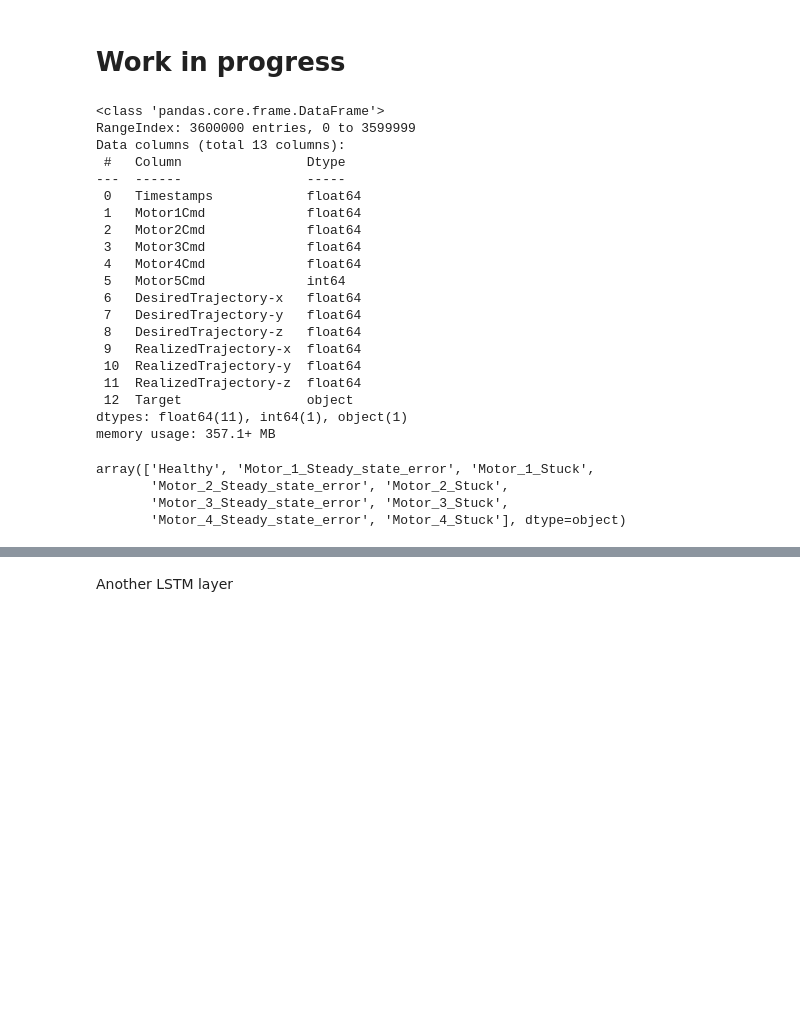
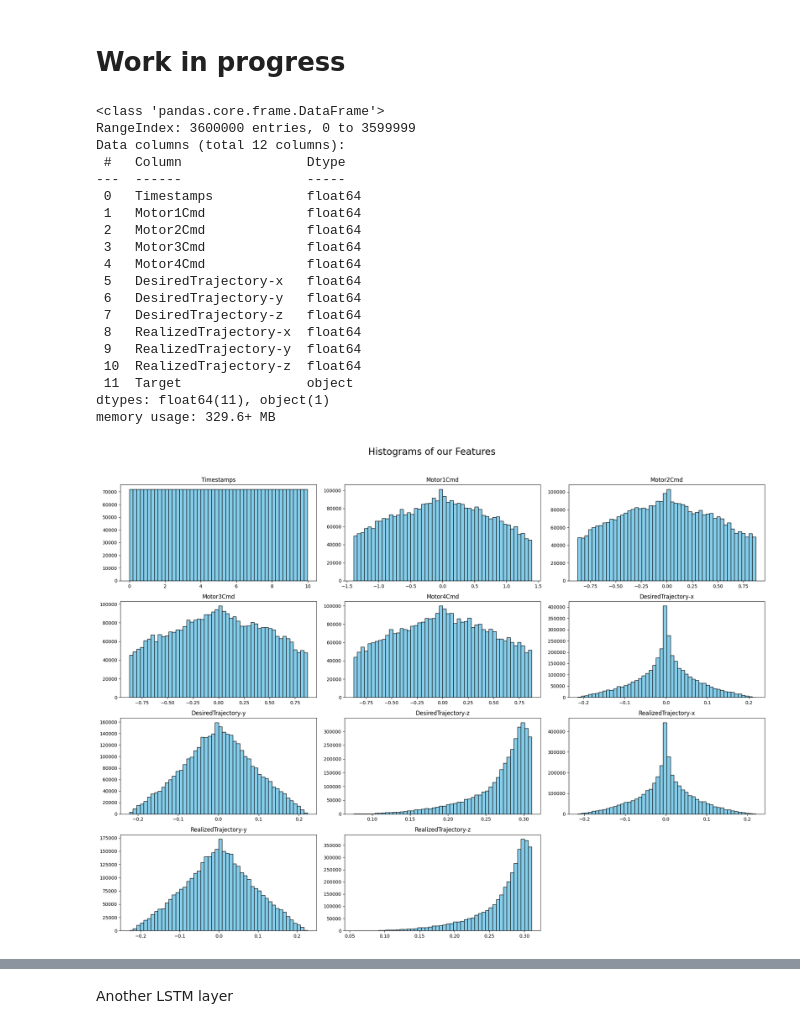
Before and after one commit to JPFuquenPaez/dtr_digital_model_simulink, a Jupyter notebook: ml_diagnostic_models/Master_training.ipynb, the cells around one changed output, grey strips where cells are left out. Cells and saved outputs as stored; diff of their text form; code cells hidden in the pictures; blank space fills up the shorter version.

```diff
--- a/ml_diagnostic_models/Master_training.ipynb
+++ b/ml_diagnostic_models/Master_training.ipynb
@@ -16,11 +17,12 @@ np.random.seed(40)
 data = pd.read_csv('./dataset/combined_data.csv')
 #dropping the columns that are not required like the filepath
 data = data.drop(['matFilePath'], axis=1)
+data = data.drop(['Motor5Cmd'], axis=1) #to confirm, why 0 for all rows
 data.info()
 # %% [output]
 <class 'pandas.core.frame.DataFrame'>
 RangeIndex: 3600000 entries, 0 to 3599999
-Data columns (total 13 columns):
+Data columns (total 12 columns):
  #   Column                Dtype
 ---  ------                -----
  0   Timestamps            float64
@@ -28,25 +30,23 @@ Data columns (total 13 columns):
  2   Motor2Cmd             float64
  3   Motor3Cmd             float64
  4   Motor4Cmd             float64
- 5   Motor5Cmd             int64
- 6   DesiredTrajectory-x   float64
- 7   DesiredTrajectory-y   float64
- 8   DesiredTrajectory-z   float64
- 9   RealizedTrajectory-x  float64
- 10  RealizedTrajectory-y  float64
- 11  RealizedTrajectory-z  float64
- 12  Target                object
-dtypes: float64(11), int64(1), object(1)
-memory usage: 357.1+ MB
+ 5   DesiredTrajectory-x   float64
+ 6   DesiredTrajectory-y   float64
+ 7   DesiredTrajectory-z   float64
+ 8   RealizedTrajectory-x  float64
+ 9   RealizedTrajectory-y  float64
+ 10  RealizedTrajectory-z  float64
+ 11  Target                object
+dtypes: float64(11), object(1)
+memory usage: 329.6+ MB
-# %%
-df = data.copy()
-
-df["Target"].unique()
-# %% [output]
-array(['Healthy', 'Motor_1_Steady_state_error', 'Motor_1_Stuck',
-       'Motor_2_Steady_state_error', 'Motor_2_Stuck',
-       'Motor_3_Steady_state_error', 'Motor_3_Stuck',
-       'Motor_4_Steady_state_error', 'Motor_4_Stuck'], dtype=object)
+# %%
+data.hist(bins=50, figsize=(20, 15), edgecolor='black', grid=False, color='skyblue')
+plt.suptitle('Histograms of our Features', fontsize=20) #without Motor5Cmd
+plt.tight_layout(rect=[0, 0, 1, 0.96])
+# Show the plot
+plt.show()
+# %% [output]
+[figure, added]
 # %%
 import torch
 import torch.nn as nn
```
Also changed, not shown: parts of 5 cells of this notebook, 1 other file.
